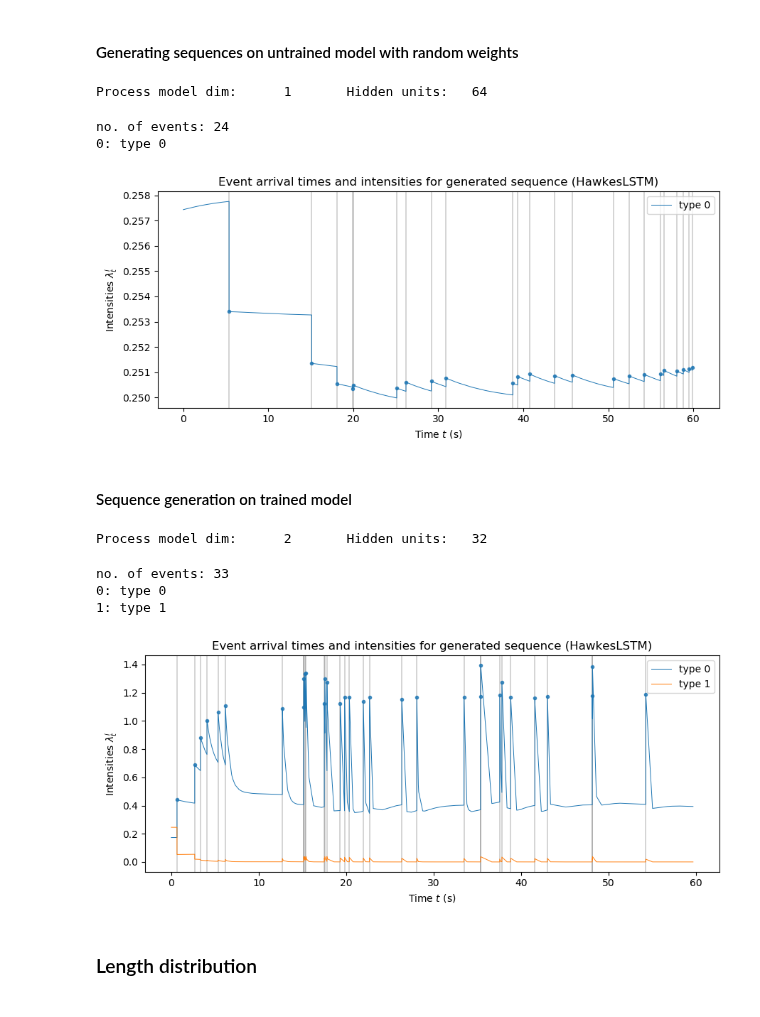
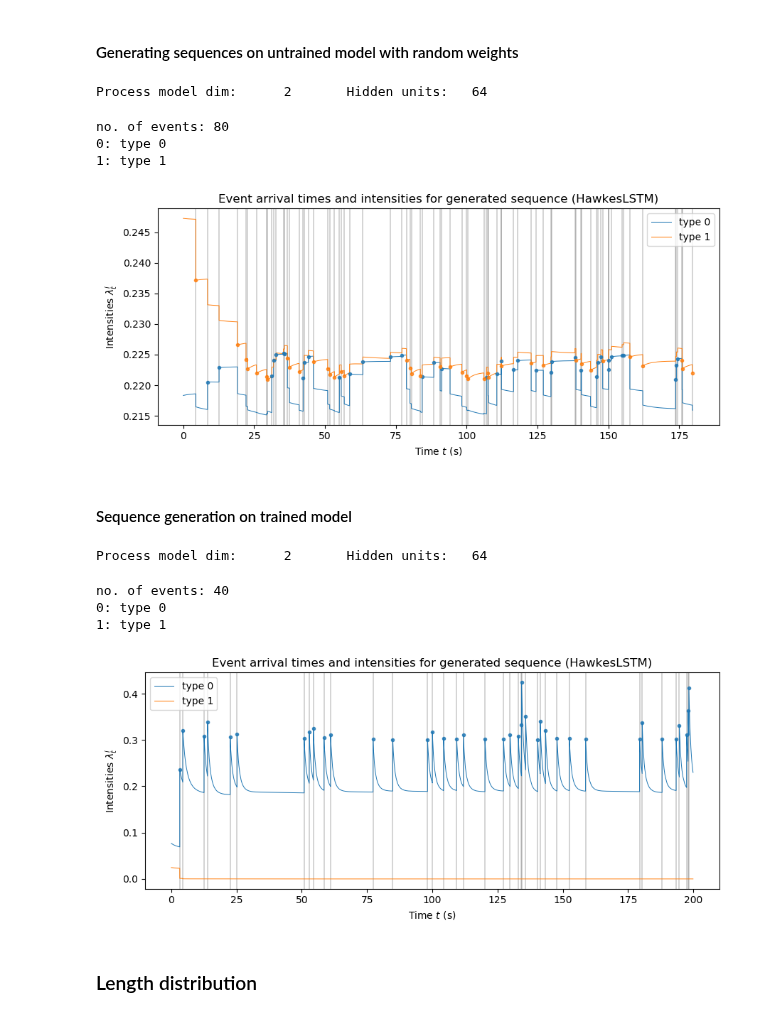
Before and after one commit to Deeptradingfx/point-process-nets, a Jupyter notebook: notebooks/ctlstm.ipynb, the cells around one changed output. Cells and saved outputs as stored; diff of their text form; code cells hidden in the pictures.

```diff
--- a/notebooks/ctlstm.ipynb
+++ b/notebooks/ctlstm.ipynb
@@ -194,5 +198,5 @@ for p in MODEL_FILES:
 # %%
-load_filename = MODEL_FILES[1]
+load_filename = MODEL_FILES[0]
 print("chosen file:", load_filename)
 
 load_file_timestamp = "-".join(os.path.splitext(os.path.basename(load_filename))[0].split('-')[-2:])
@@ -203,5 +207,5 @@ Timestamp: 20181206-235311
 # %%
-process_dim = 1
+process_dim = 2
 hidden_size = 64
 print("Hidden size: {}".format(hidden_size))
 model = HawkesLSTM(process_dim, hidden_size)
@@ -216,20 +220,21 @@ tmax = 3600  # real end time value
 # %% [markdown]
 #### Generating sequences on untrained model with random weights
 # %%
-model2 = HawkesLSTM(1, hidden_size)
+model2 = HawkesLSTM(2, hidden_size)
 generator2 = HawkesLSTMGen(model2)
 # %% [output]
-Process model dim:      1       Hidden units:   64
+Process model dim:      2       Hidden units:   64
 # %%
-tmax_simu = 60
+tmax_simu = 180
 generator2.generate_sequence(tmax_simu, record_intensity=True)
 
 fig = generator2.plot_events_and_intensity(debug=False)
 fig.tight_layout()
 # %% [output]
-no. of events: 24
+no. of events: 80
 0: type 0
+1: type 1
-[figure, old version]
+[figure, new version]
 # %%
 fig.savefig('example_lstmplot__.pdf')
 # %% [markdown]
@@ -241,17 +246,17 @@ MODEL_NAME = model.__class__.__name__
 # %%
 generator = HawkesLSTMGen(model)
 # %% [output]
-Process model dim:      2       Hidden units:   32
+Process model dim:      2       Hidden units:   64
 # %%
-tmax_simu = 60
+tmax_simu = 200
 
 generator.generate_sequence(tmax_simu, record_intensity=True, mult_ub=20)
 fig_ev_stream = generator.plot_events_and_intensity(debug=False)
 # %% [output]
-no. of events: 33
+no. of events: 40
 0: type 0
 1: type 1
-[figure, old version]
+[figure, new version]
 # %%
 fig_ev_stream.savefig("../results/intensity_{}_{}d_hidden{}_{}.pdf".format(
     MODEL_NAME, process_dim, hidden_size, load_file_timestamp))
```
Also changed, not shown: parts of 10 cells of this notebook, 18 other files.
